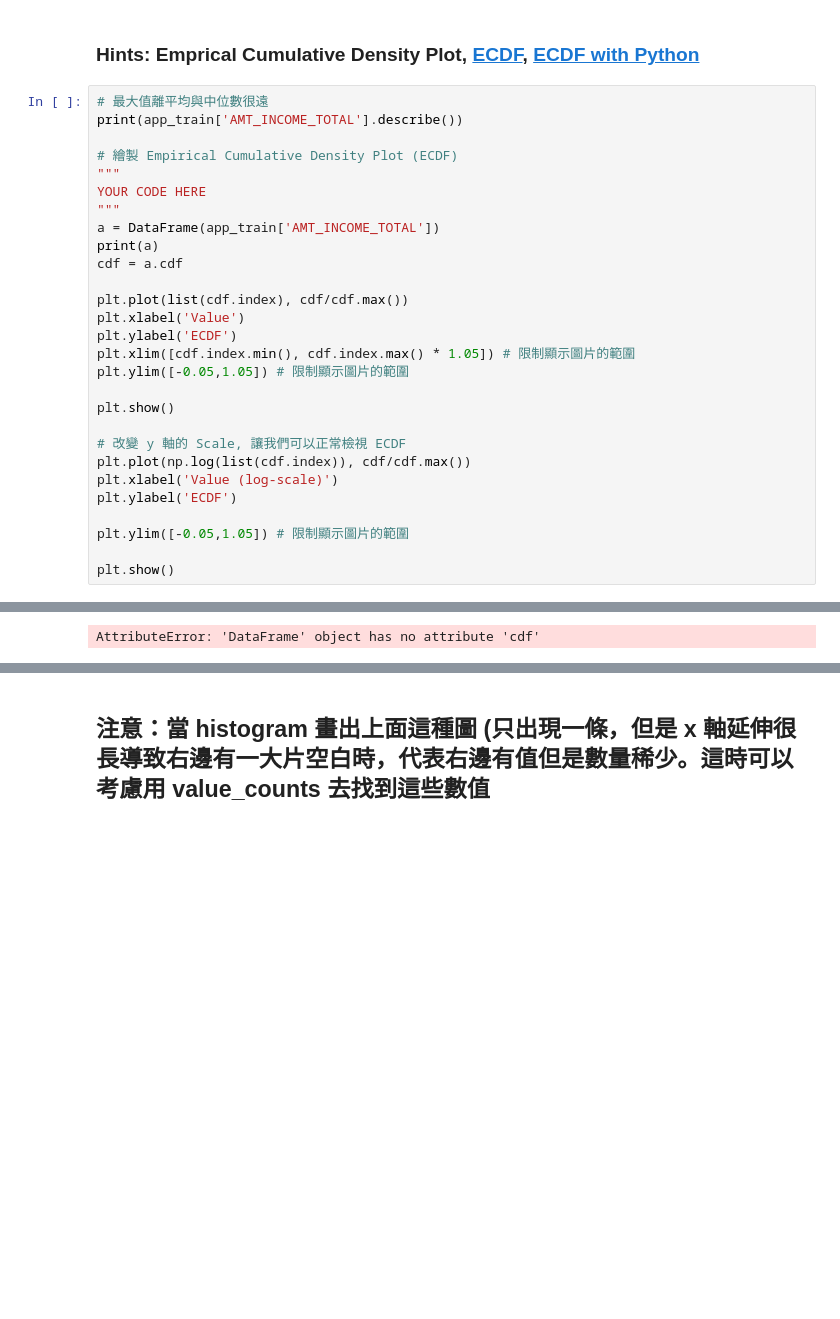
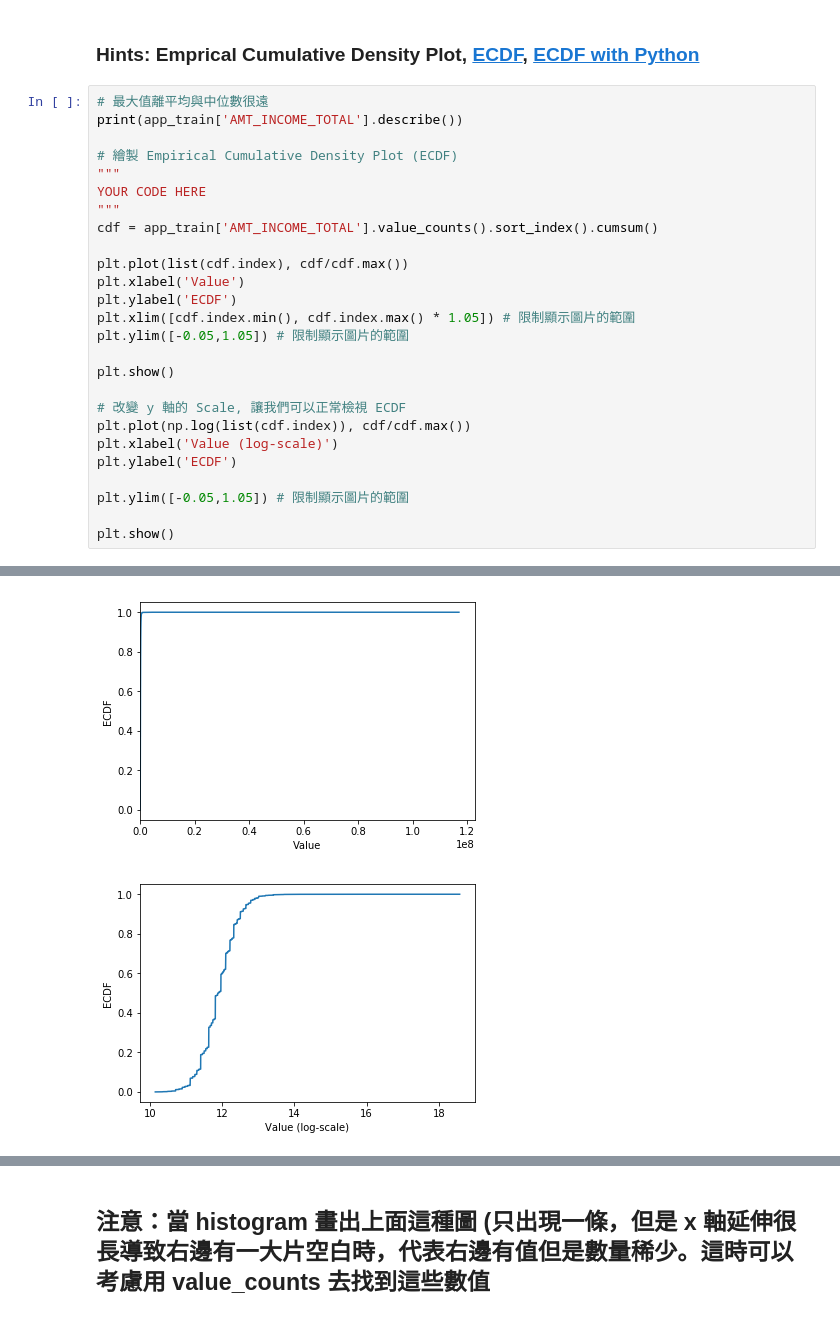
Before and after one commit to IanFan/ML100-Days, a Jupyter notebook: homework/Day_006_HW.ipynb, the cells around one changed output, grey strips where cells are left out. Cells and saved outputs as stored; diff of their text form; blank space fills up the shorter version.

```diff
--- a/homework/Day_006_HW.ipynb
+++ b/homework/Day_006_HW.ipynb
@@ -102,9 +102,7 @@ print(app_train['AMT_INCOME_TOTAL'].describe())
 """
 YOUR CODE HERE
 """
-a = DataFrame(app_train['AMT_INCOME_TOTAL'])
-print(a)
-cdf = a.cdf
+cdf = app_train['AMT_INCOME_TOTAL'].value_counts().sort_index().cumsum()
 
 plt.plot(list(cdf.index), cdf/cdf.max())
 plt.xlabel('Value')
@@ -113,34 +111,35 @@ plt.xlim([cdf.index.min(), cdf.index.max() * 1.05]) # 限制顯示圖片的範
 plt.ylim([-0.05,1.05]) # 限制顯示圖片的範圍
 
 plt.show()
 
 # 改變 y 軸的 Scale, 讓我們可以正常檢視 ECDF
 plt.plot(np.log(list(cdf.index)), cdf/cdf.max())
 plt.xlabel('Value (log-scale)')
 plt.ylabel('ECDF')
 
 plt.ylim([-0.05,1.05]) # 限制顯示圖片的範圍
 
 plt.show()
 # %% [output]
 count    3.075110e+05
 mean     1.687979e+05
 std      2.371231e+05
 min      2.565000e+04
 25%      1.125000e+05
 50%      1.471500e+05
 75%      2.025000e+05
 max      1.170000e+08
 Name: AMT_INCOME_TOTAL, dtype: float64
         AMT_INCOME_TOTAL
 0             202500.000
 1             270000.000
 ... (57 lines left out)
 307509        171000.000
 307510        157500.000
 
 [307511 rows x 1 columns]
-AttributeError: 'DataFrame' object has no attribute 'cdf'
+[figure, added]
+[figure, added]
 # %% [markdown]
 ## 補充：Normal dist 的 ECDF
 ![ecdf_normal](https://au.mathworks.com/help/examples/stats/win64/PlotEmpiricalCdfAndCompareWithSamplingDistributionExample_01.png)
```
Also changed, not shown: parts of 4 cells of this notebook.
